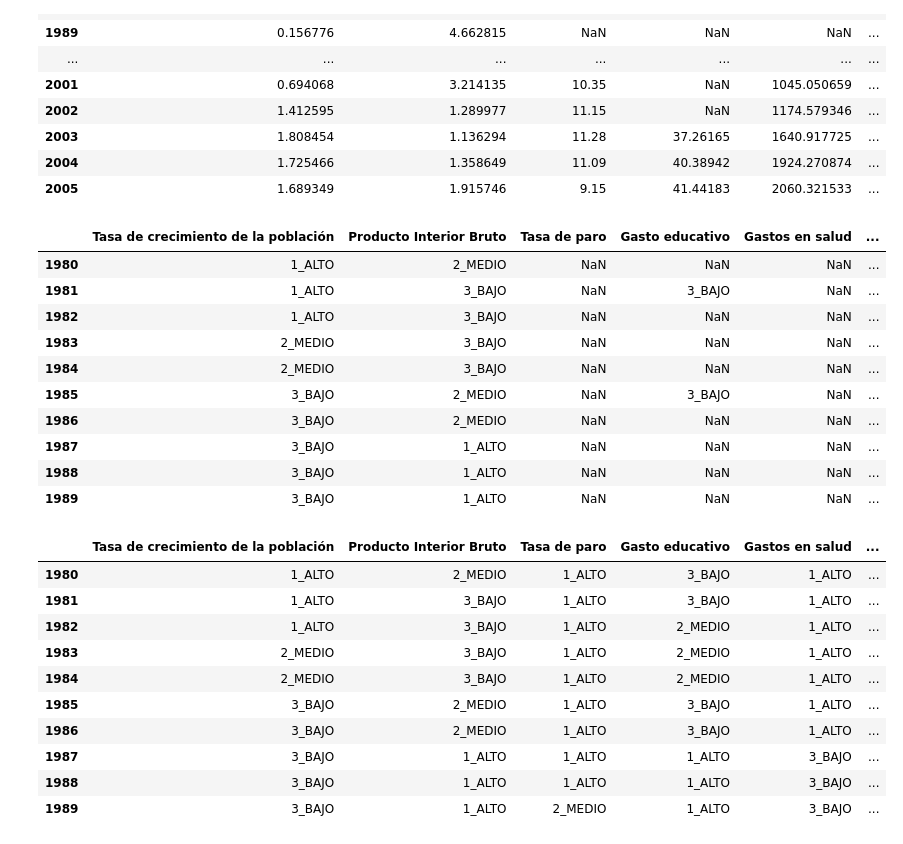
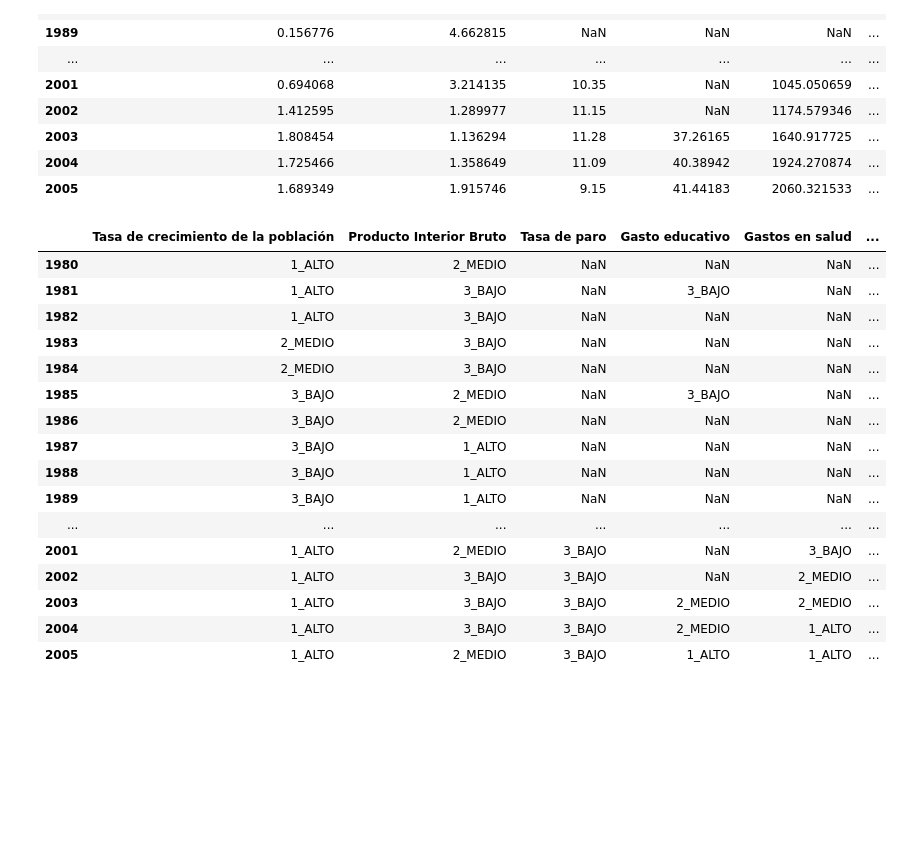
Before and after one commit to luchersol/Redes-Bayesianas, a Jupyter notebook: Redes_Bayesianas.ipynb, the cells around one changed output. Cells and saved outputs as stored; diff of their text form; code cells hidden in the pictures; blank space fills up the shorter version.

```diff
--- a/Redes_Bayesianas.ipynb
+++ b/Redes_Bayesianas.ipynb
@@ -371,67 +360,74 @@ df_growth
 # %%
 new_columns = {}
 for i, content in enumerate(df_growth.items()):
     (label, series) = content
     values = np.array([x for x in series.tolist() if not np.isnan(float(x))] , dtype=float)
     values = np.sort(values)
     if values.shape[0] < TIERS_NUM:
         print(f'Error: there are not enough data for label {label}')
         break
     boundaries = get_boundaries(tiers=np.array_split(values, TIERS_NUM))
     new_columns[label] = [relabel(float(value), boundaries) for value in series.tolist()]
 
 data_test = DataFrame(data=new_columns)
 data_test.columns = nodes
 data_test.index = range(years_2["min"], years_2["max"] + 1)
-data_test.head(10)
+data_test
 # %% [output]
 |  | Tasa de crecimiento de la población | Producto Interior Bruto | Tasa de paro | Gasto educativo | Gastos en salud | ... |
 | 1980 | 1_ALTO | 2_MEDIO | NaN | NaN | NaN | ... |
 | 1981 | 1_ALTO | 3_BAJO | NaN | 3_BAJO | NaN | ... |
 | 1982 | 1_ALTO | 3_BAJO | NaN | NaN | NaN | ... |
 | 1983 | 2_MEDIO | 3_BAJO | NaN | NaN | NaN | ... |
 | 1984 | 2_MEDIO | 3_BAJO | NaN | NaN | NaN | ... |
 | 1985 | 3_BAJO | 2_MEDIO | NaN | 3_BAJO | NaN | ... |
 | 1986 | 3_BAJO | 2_MEDIO | NaN | NaN | NaN | ... |
 | 1987 | 3_BAJO | 1_ALTO | NaN | NaN | NaN | ... |
 | 1988 | 3_BAJO | 1_ALTO | NaN | NaN | NaN | ... |
 | 1989 | 3_BAJO | 1_ALTO | NaN | NaN | NaN | ... |
+| ... | ... | ... | ... | ... | ... | ... |
+| 2001 | 1_ALTO | 2_MEDIO | 3_BAJO | NaN | 3_BAJO | ... |
+| 2002 | 1_ALTO | 3_BAJO | 3_BAJO | NaN | 2_MEDIO | ... |
+| 2003 | 1_ALTO | 3_BAJO | 3_BAJO | 2_MEDIO | 2_MEDIO | ... |
+| 2004 | 1_ALTO | 3_BAJO | 3_BAJO | 2_MEDIO | 1_ALTO | ... |
+| 2005 | 1_ALTO | 2_MEDIO | 3_BAJO | 1_ALTO | 1_ALTO | ... |
 # %%
 
-inference = VariableElimination(model)
-
+inference_exact = VariableElimination(model)
+inference_aprox = ApproxInference(model)
 
 # Definir una función para hacer predicciones sobre el conjunto de datos de prueba
-def predict(model, data):
+def predict(data):
     # Crear una copia del DataFrame de prueba para almacenar los resultados
     data_pred = data.copy()
 
     # Iterar sobre cada fila del DataFrame
     for index, row in data_pred.iterrows():
-        # Crear un diccionario con la evidencia (variables observadas)
-        evidence = {var: row[var] for var in model.nodes() if pd.notnull(row[var])}
-
+        ev = {var: row[var] for var in model.nodes() if pd.notnull(row[var]) and var in [RT_FERTILIDAD, RT_MORTALIDAD, MIGRACION_NETA]}
         # Predecir las variables no observadas
-        predicted = inference.map_query(variables=[var for var in model.nodes() if pd.isnull(row[var])], evidence=evidence)
+        predicted = inference_exact.map_query(variables=var, evidence=ev)
 
         # Actualizar el DataFrame con las predicciones
-        for var, value in predicted.items():
-            data_pred.at[index, var] = value
+        for node, value in predicted.items():
+            data_pred.at[index, node] = value
 
     return data_pred
 
-# Hacer predicciones sobre el conjunto de datos de prueba
-data_pred = predict(model, data_test)
-data_pred.head(10)
+# Definir una función para hacer predicciones sobre el conjunto de datos de prueba usando ApproxInference
+def predict_approx(data):
+
+    # Crear una copia del DataFrame de prueba para almacenar los resultados
+    data_pred = data.copy()
+
+    # Iterar sobre cada fila del DataFrame
+    for index, row in data_pred.iterrows():
+        ev = {var: row[var] for var in model.nodes() if pd.notnull(row[var]) and var in [RT_FERTILIDAD, RT_MORTALIDAD, MIGRACION_NETA]}
+        # Obtener la distribución posterior de las variables no observadas
+        query_result = inference_aprox.query(show_progress=False , variables=var, evidence=ev, n_samples=1000)
+
+        #Encontrar el valor más probable para cada variable no observada
+        for node in query_result.variables:
+            predicted_value = query_result.state_names[var[0]][query_result.values.argmax()]
+            data_pred.at[index, node] = predicted_value
+
+    return data_pred
-# %% [output]
-|  | Tasa de crecimiento de la población | Producto Interior Bruto | Tasa de paro | Gasto educativo | Gastos en salud | ... |
-| 1980 | 1_ALTO | 2_MEDIO | 1_ALTO | 3_BAJO | 1_ALTO | ... |
-| 1981 | 1_ALTO | 3_BAJO | 1_ALTO | 3_BAJO | 1_ALTO | ... |
-| 1982 | 1_ALTO | 3_BAJO | 1_ALTO | 2_MEDIO | 1_ALTO | ... |
-| 1983 | 2_MEDIO | 3_BAJO | 1_ALTO | 2_MEDIO | 1_ALTO | ... |
-| 1984 | 2_MEDIO | 3_BAJO | 1_ALTO | 2_MEDIO | 1_ALTO | ... |
-| 1985 | 3_BAJO | 2_MEDIO | 1_ALTO | 3_BAJO | 1_ALTO | ... |
-| 1986 | 3_BAJO | 2_MEDIO | 1_ALTO | 3_BAJO | 1_ALTO | ... |
-| 1987 | 3_BAJO | 1_ALTO | 1_ALTO | 1_ALTO | 3_BAJO | ... |
-| 1988 | 3_BAJO | 1_ALTO | 1_ALTO | 1_ALTO | 3_BAJO | ... |
-| 1989 | 3_BAJO | 1_ALTO | 2_MEDIO | 1_ALTO | 3_BAJO | ... |
```
Also changed, not shown: parts of 4 cells of this notebook.
